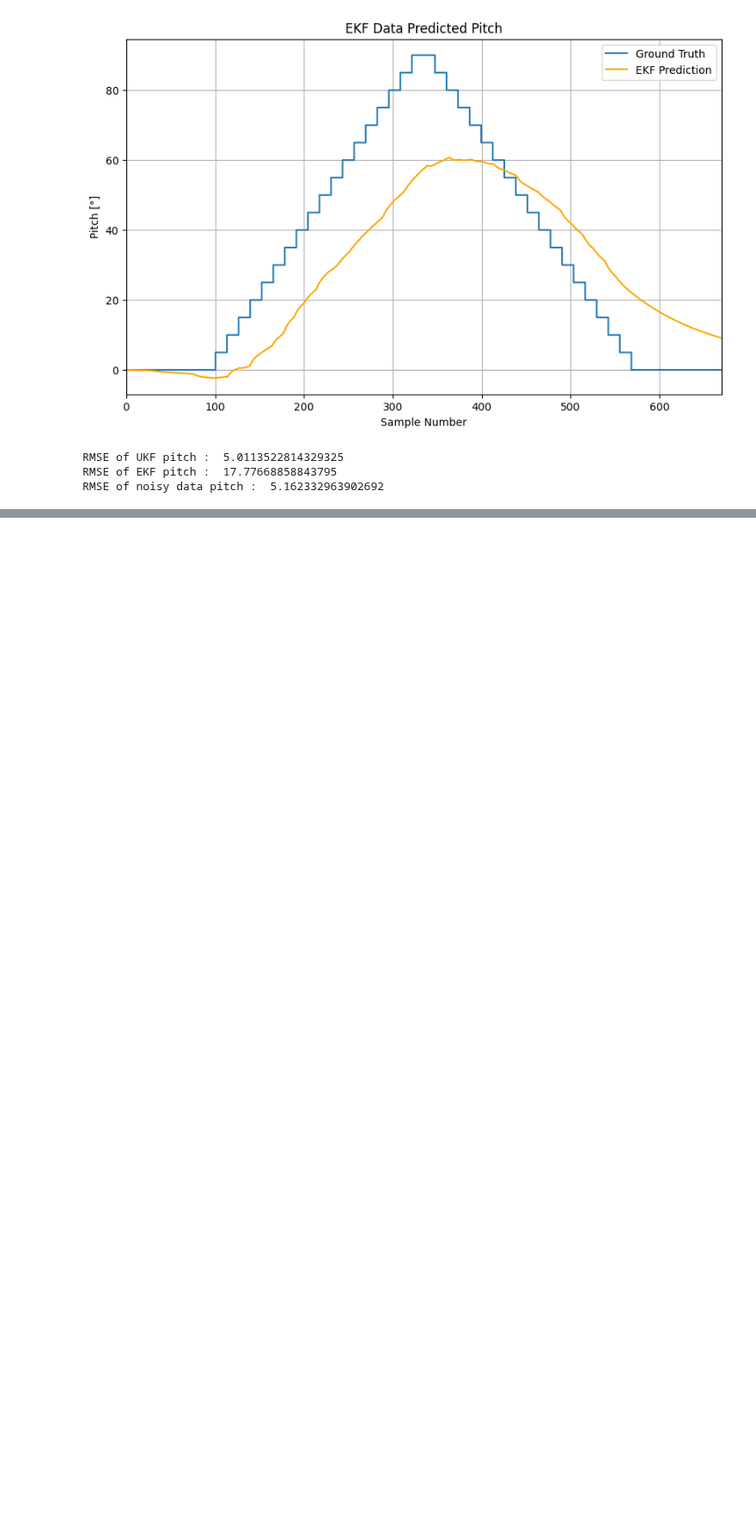
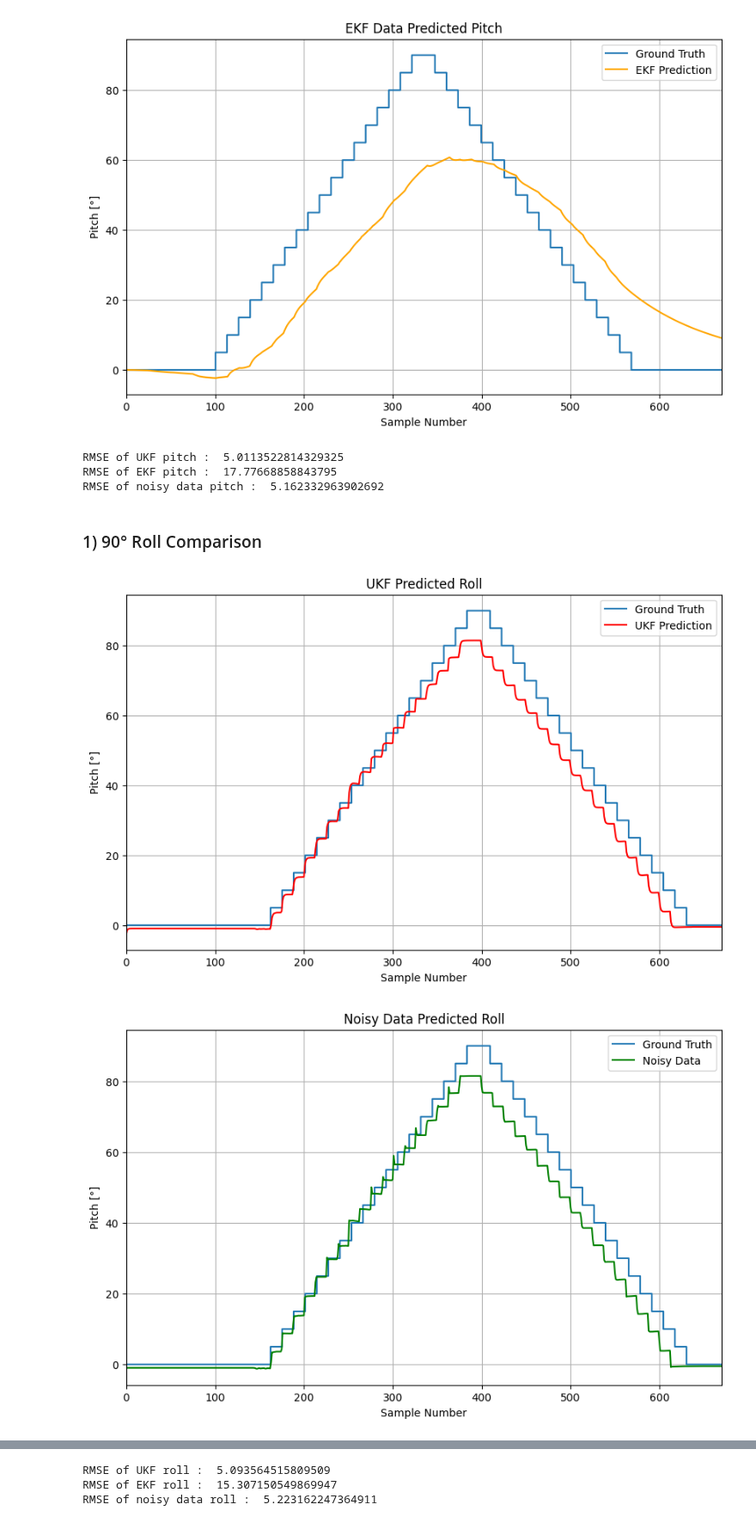
Before and after one commit to kjetteren/RaD_team1_HELIXON, a Jupyter notebook: kalman/FilterEvaluations.ipynb, the cells around one changed output, grey strips where cells are left out. Shown at 86% size. Drawn from its saved outputs; the diff is of its cells as text; code cells hidden in the pictures; blank space fills up the shorter version.

Commit message:
EKF yaw RMSE

```diff
--- a/kalman/FilterEvaluations.ipynb
+++ b/kalman/FilterEvaluations.ipynb
@@ -543,5 +543,57 @@ print("RMSE of noisy data pitch : ",RMSE_raw_data_x)
 RMSE of UKF pitch :  5.0113522814329325
 RMSE of EKF pitch :  17.77668858843795
 RMSE of noisy data pitch :  5.162332963902692
+# %% [markdown]
+### 1)   90° Roll Comparison
 # %%
-### 1)   90° Pitch Comparison
+time_steps = np.arange(0, 700)
+increments = np.arange(0, 91, 5)
+rise_values = np.concatenate([np.repeat(increments[i], 13.1) for i in range(len(increments))])
+fall_values = np.concatenate([np.repeat(increments[i], 13.1) for i in range(len(increments)-1, -1, -1)])
+roll_values = np.concatenate([np.ones(150) * 0,rise_values, fall_values, np.ones(100) * 0])
+
+time_steps = np.arange(len(roll_values))
+plt.figure(figsize=(10, 6))
+plt.step(time_steps, roll_values, where='mid', label='Ground Truth')
+plt.plot(predicted_UKF_y_roll, label='UKF Prediction', color='red')
+plt.title('UKF Predicted Roll')
+plt.xlabel('Sample Number')
+plt.ylabel('Pitch [°]')
+plt.xlim(0,670)
+plt.legend()
+plt.grid(True)
+plt.show()
+
+time_steps = np.arange(len(roll_values))
+plt.figure(figsize=(10, 6))
+plt.step(time_steps, roll_values, where='mid', label='Ground Truth')
+plt.plot(raw_y_roll, label='Noisy Data', color='green')
+plt.title('Noisy Data Predicted Roll')
+plt.xlabel('Sample Number')
+plt.ylabel('Pitch [°]')
+plt.xlim(0,670)
+plt.legend()
+plt.grid(True)
+plt.show()
+
+time_steps = np.arange(len(roll_values))
+plt.figure(figsize=(10, 6))
+plt.step(time_steps, roll_values, where='mid', label='Ground Truth')
+plt.plot(predicted_EKF_y_roll, label='EKF Prediction', color='orange')
+plt.title('EKF Data Predicted Roll')
+plt.xlabel('Sample Number')
+plt.ylabel('Pitch [°]')
+plt.xlim(0,670)
+plt.legend()
+plt.grid(True)
+plt.show()
+
+RMSE_UKF_y = np.sqrt(mean_squared_error(roll_values,predicted_UKF_y_roll[:len(roll_values)]))
+RMSE_raw_data_y = np.sqrt(mean_squared_error(roll_values,raw_y_roll[:len(roll_values)]))
+RMSE_EKF_y = np.sqrt(mean_squared_error(roll_values,predicted_EKF_y_roll[:len(roll_values)]))
+print("RMSE of UKF roll : ",RMSE_UKF_y)
+print("RMSE of EKF roll : ",RMSE_EKF_y)
+print("RMSE of noisy data roll : ",RMSE_raw_data_y)
+# %% [output]
+[figure, added]
+[figure, added]
@@ -547,0 +601,3 @@ RMSE of noisy data pitch :  5.162332963902692
+RMSE of UKF roll :  5.093564515809509
+RMSE of EKF roll :  15.307150549869947
+RMSE of noisy data roll :  5.223162247364911
```
Also changed, not shown: parts of 3 cells of this notebook.
